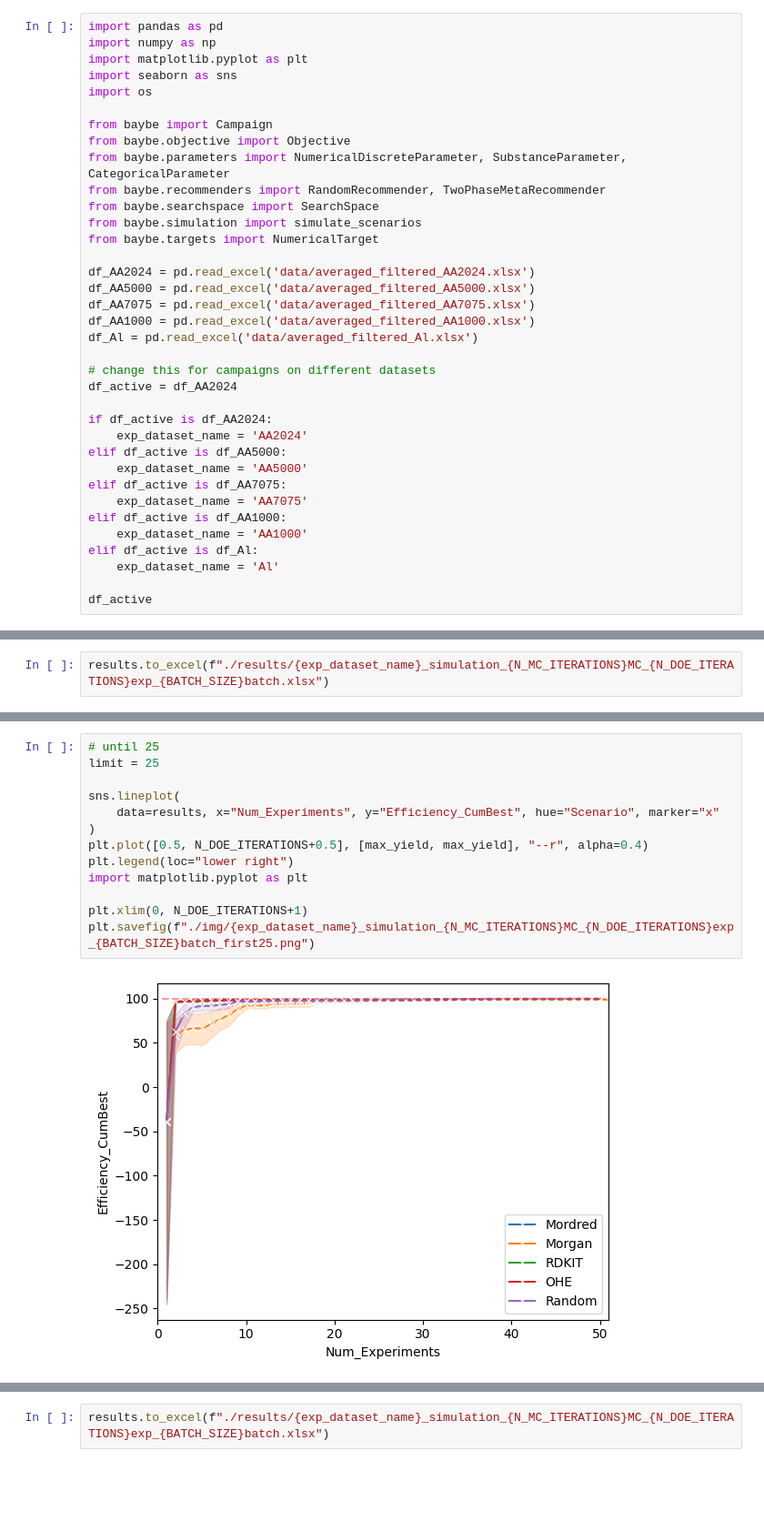
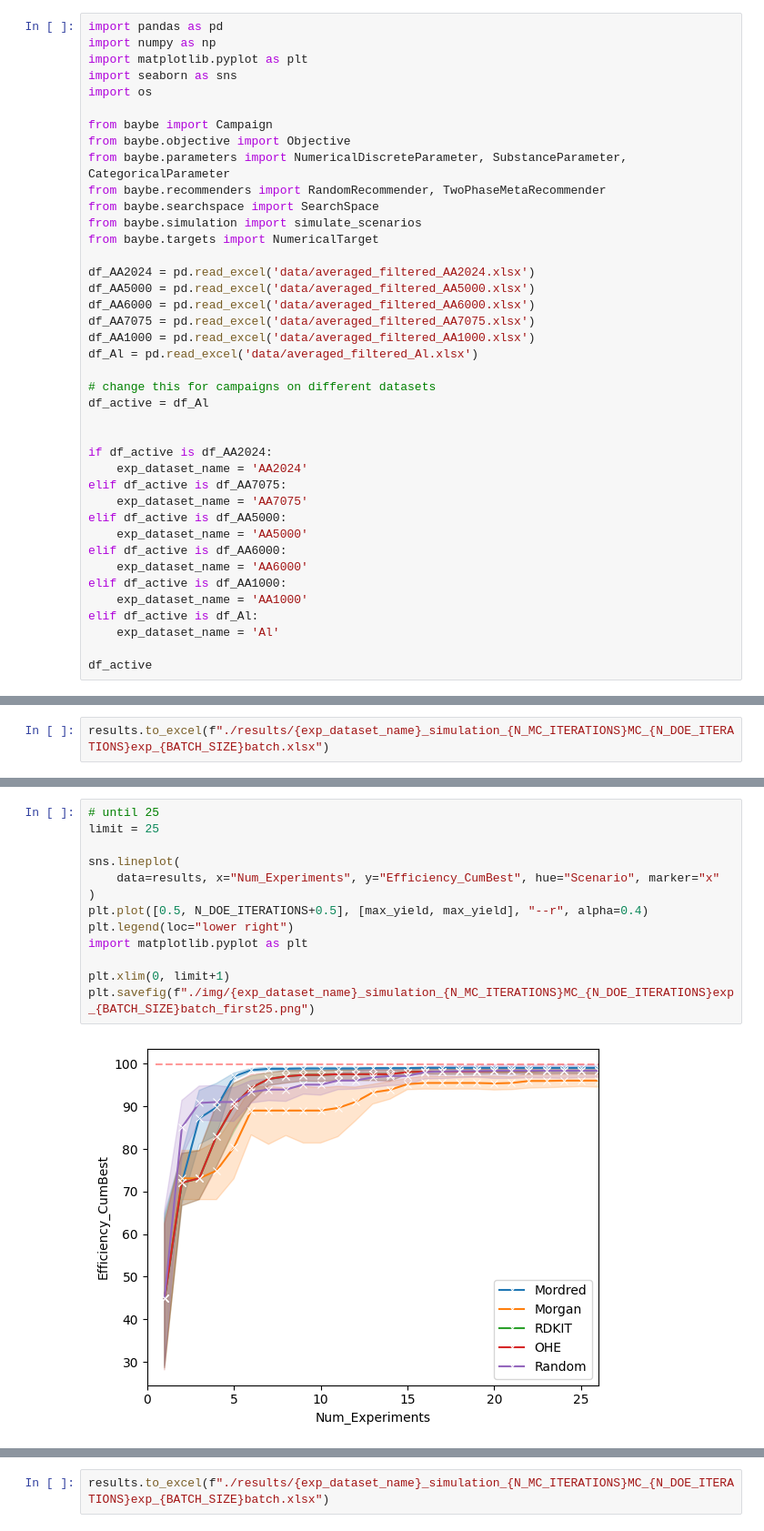
Before and after one commit to AC-BO-Hackathon/project-surface-science-syndicate, a Jupyter notebook: can_baybe-inhibitor.ipynb, the cells around one changed output, grey strips where cells are left out. Shown at 91% size. Saved outputs shown, nothing was run; the diff lists cells and outputs as text; blank space fills up the shorter version.

```diff
--- a/can_baybe-inhibitor.ipynb
+++ b/can_baybe-inhibitor.ipynb
@@ -23,19 +23,23 @@ from baybe.targets import NumericalTarget
 
 df_AA2024 = pd.read_excel('data/averaged_filtered_AA2024.xlsx')
 df_AA5000 = pd.read_excel('data/averaged_filtered_AA5000.xlsx')
+df_AA6000 = pd.read_excel('data/averaged_filtered_AA6000.xlsx')
 df_AA7075 = pd.read_excel('data/averaged_filtered_AA7075.xlsx')
 df_AA1000 = pd.read_excel('data/averaged_filtered_AA1000.xlsx')
 df_Al = pd.read_excel('data/averaged_filtered_Al.xlsx')
 
 # change this for campaigns on different datasets
-df_active = df_AA2024
+df_active = df_Al
+
 
 if df_active is df_AA2024:
     exp_dataset_name = 'AA2024'
+elif df_active is df_AA7075:
+    exp_dataset_name = 'AA7075'
 elif df_active is df_AA5000:
     exp_dataset_name = 'AA5000'
-elif df_active is df_AA7075:
-    exp_dataset_name = 'AA7075'
+elif df_active is df_AA6000:
+    exp_dataset_name = 'AA6000'
 elif df_active is df_AA1000:
     exp_dataset_name = 'AA1000'
 elif df_active is df_Al:
@@ -291,18 +254,18 @@ plt.savefig(f"./img/{exp_dataset_name}_simulation_{N_MC_ITERATIONS}MC_{N_DOE_ITE
 # %%
 # until 25
 limit = 25
 
 sns.lineplot(
     data=results, x="Num_Experiments", y="Efficiency_CumBest", hue="Scenario", marker="x"
 )
 plt.plot([0.5, N_DOE_ITERATIONS+0.5], [max_yield, max_yield], "--r", alpha=0.4)
 plt.legend(loc="lower right")
 import matplotlib.pyplot as plt
 
-plt.xlim(0, N_DOE_ITERATIONS+1)
+plt.xlim(0, limit+1)
 plt.savefig(f"./img/{exp_dataset_name}_simulation_{N_MC_ITERATIONS}MC_{N_DOE_ITERATIONS}exp_{BATCH_SIZE}batch_first25.png")
 # %% [output]
-[figure, old version]
+[figure, new version]
 # %%
 # all experiments
 sns.lineplot(
```
Also changed, not shown: parts of 7 cells of this notebook, 27 other files.
